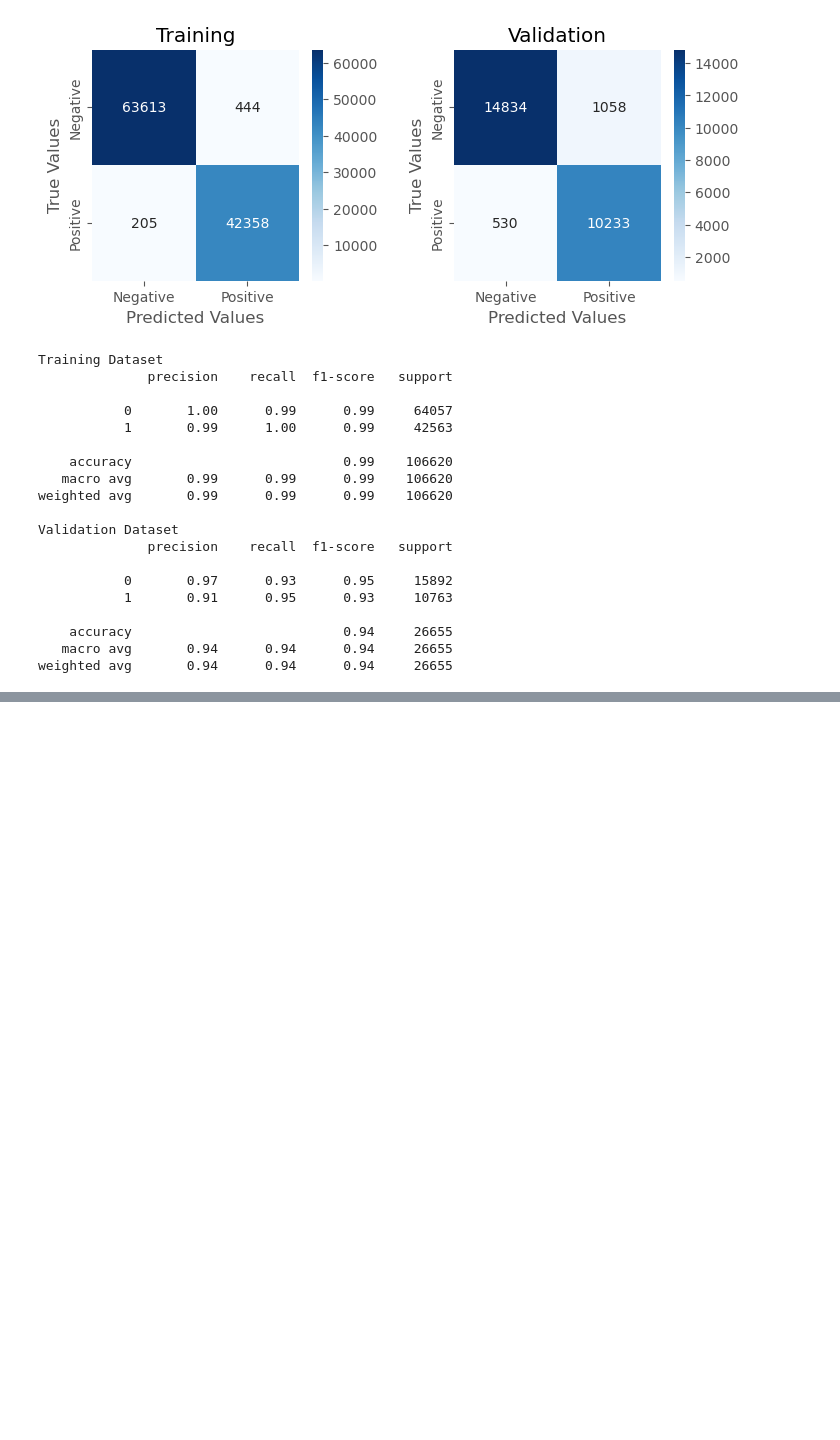
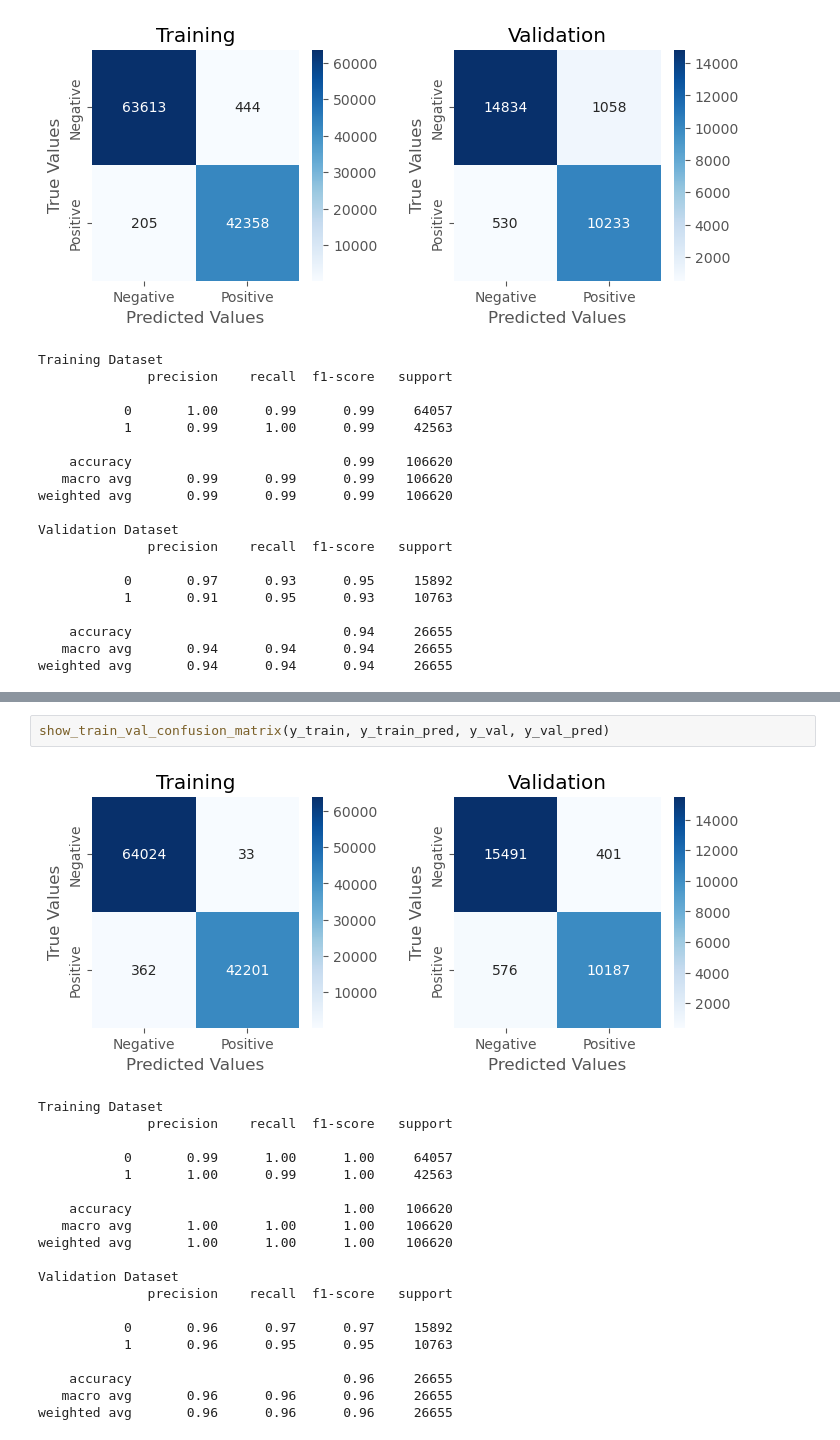
Before and after one commit to an6122003/COSC2753-Machine-Learning-ASM1-2024A, a Jupyter notebook: notebooks/4. Model Development.ipynb, the cells around one changed output, grey strips where cells are left out. Saved outputs shown, nothing was run; the diff lists cells and outputs as text; blank space fills up the shorter version.

```diff
--- a/notebooks/4. Model Development.ipynb
+++ b/notebooks/4. Model Development.ipynb
@@ -463,0 +552,23 @@ weighted avg       0.94      0.94      0.94     26655
+# %%
+show_train_val_confusion_matrix(y_train, y_train_pred, y_val, y_val_pred)
+# %% [output]
+[figure, added]
+Training Dataset
+              precision    recall  f1-score   support
+
+           0       0.99      1.00      1.00     64057
+           1       1.00      0.99      1.00     42563
+
+    accuracy                           1.00    106620
+   macro avg       1.00      1.00      1.00    106620
+weighted avg       1.00      1.00      1.00    106620
+
+Validation Dataset
+              precision    recall  f1-score   support
+
+           0       0.96      0.97      0.97     15892
+           1       0.96      0.95      0.95     10763
+
+    accuracy                           0.96     26655
+   macro avg       0.96      0.96      0.96     26655
+weighted avg       0.96      0.96      0.96     26655
```
Also changed, not shown: parts of 8 cells of this notebook.
